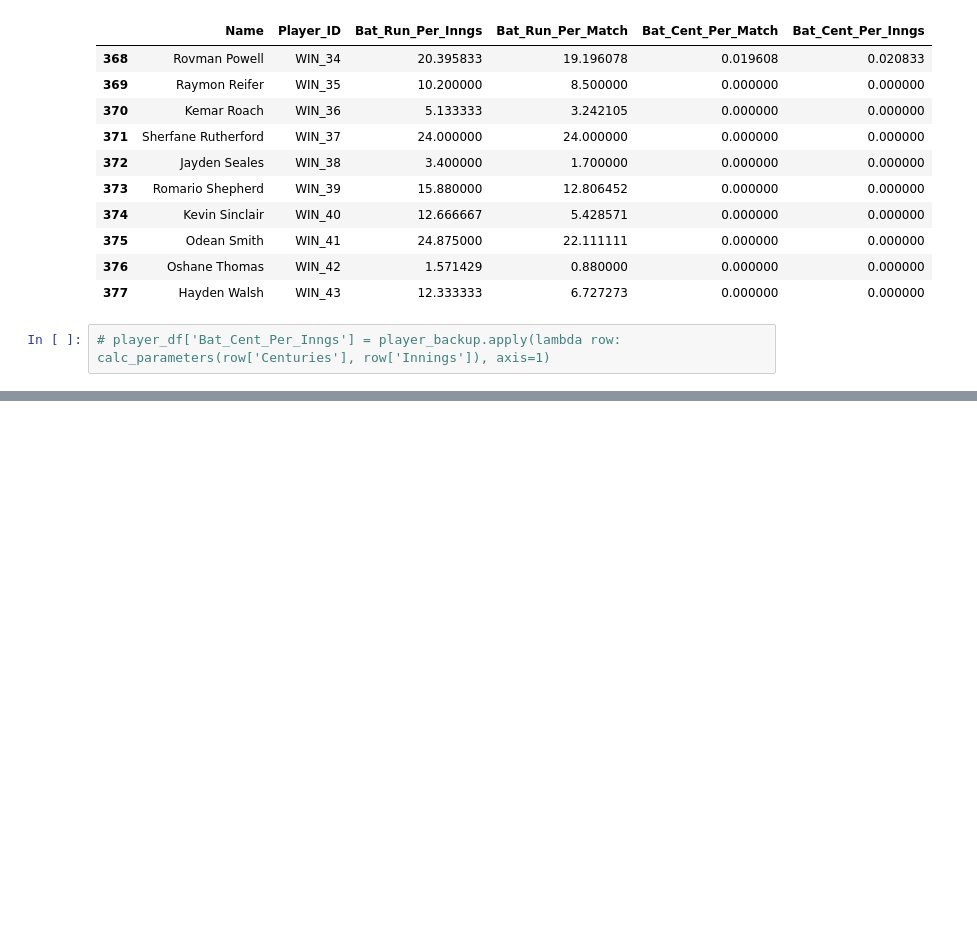
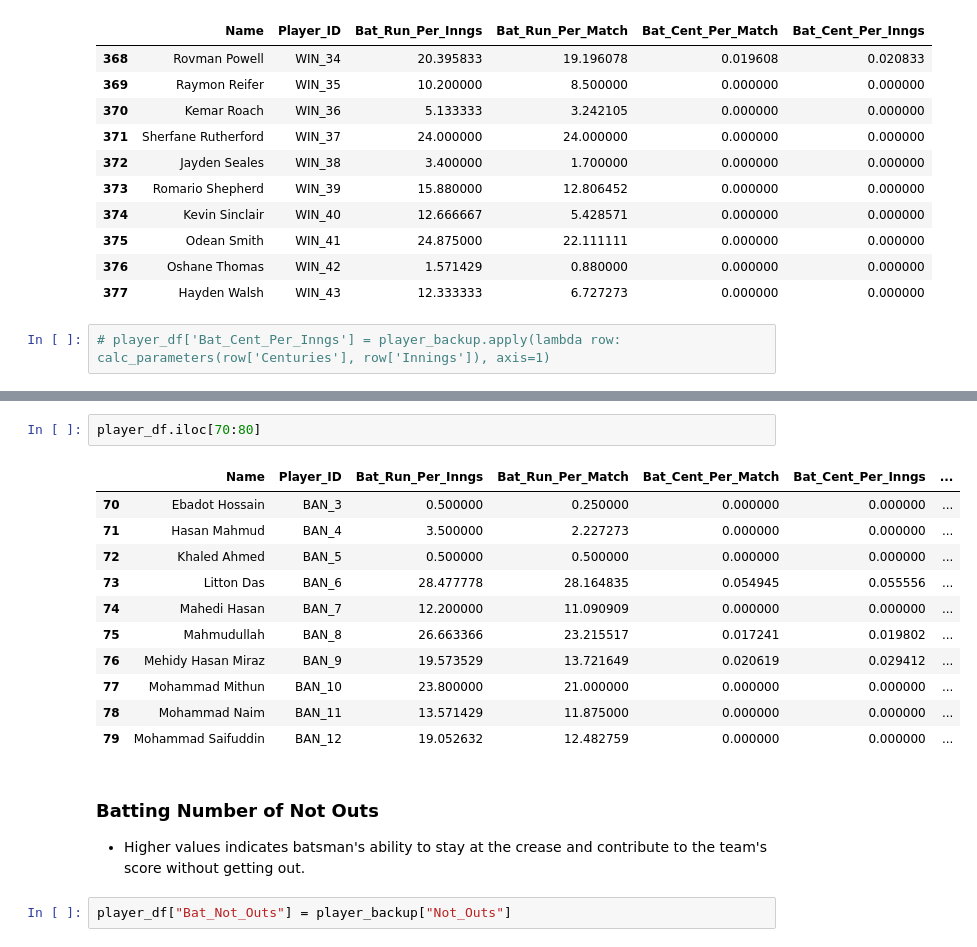
Before and after one commit to MRPrayh/MatchConRep, a Jupyter notebook: Recommender.ipynb, the cells around one changed output, grey strips where cells are left out. Drawn from its saved outputs; the diff is of its cells as text; blank space fills up the shorter version.

```diff
--- a/Recommender.ipynb
+++ b/Recommender.ipynb
@@ -559,0 +592,19 @@ player_df.tail(10)
+# %%
+player_df.iloc[70:80]
+# %% [output]
+|  | Name | Player_ID | Bat_Run_Per_Inngs | Bat_Run_Per_Match | Bat_Cent_Per_Match | Bat_Cent_Per_Inngs | ... |
+| 70 | Ebadot Hossain | BAN_3 | 0.500000 | 0.250000 | 0.000000 | 0.000000 | ... |
+| 71 | Hasan Mahmud | BAN_4 | 3.500000 | 2.227273 | 0.000000 | 0.000000 | ... |
+| 72 | Khaled Ahmed | BAN_5 | 0.500000 | 0.500000 | 0.000000 | 0.000000 | ... |
+| 73 | Litton Das | BAN_6 | 28.477778 | 28.164835 | 0.054945 | 0.055556 | ... |
+| 74 | Mahedi Hasan | BAN_7 | 12.200000 | 11.090909 | 0.000000 | 0.000000 | ... |
+| 75 | Mahmudullah | BAN_8 | 26.663366 | 23.215517 | 0.017241 | 0.019802 | ... |
+| 76 | Mehidy Hasan Miraz | BAN_9 | 19.573529 | 13.721649 | 0.020619 | 0.029412 | ... |
+| 77 | Mohammad Mithun | BAN_10 | 23.800000 | 21.000000 | 0.000000 | 0.000000 | ... |
+| 78 | Mohammad Naim | BAN_11 | 13.571429 | 11.875000 | 0.000000 | 0.000000 | ... |
+| 79 | Mohammad Saifuddin | BAN_12 | 19.052632 | 12.482759 | 0.000000 | 0.000000 | ... |
+# %% [markdown]
+### Batting Number of Not Outs
+- Higher values indicates batsman's ability to stay at the crease and contribute to the team's score without getting out.
+# %%
+player_df["Bat_Not_Outs"] = player_backup["Not_Outs"]
```
Also changed, not shown: parts of 42 cells of this notebook.
